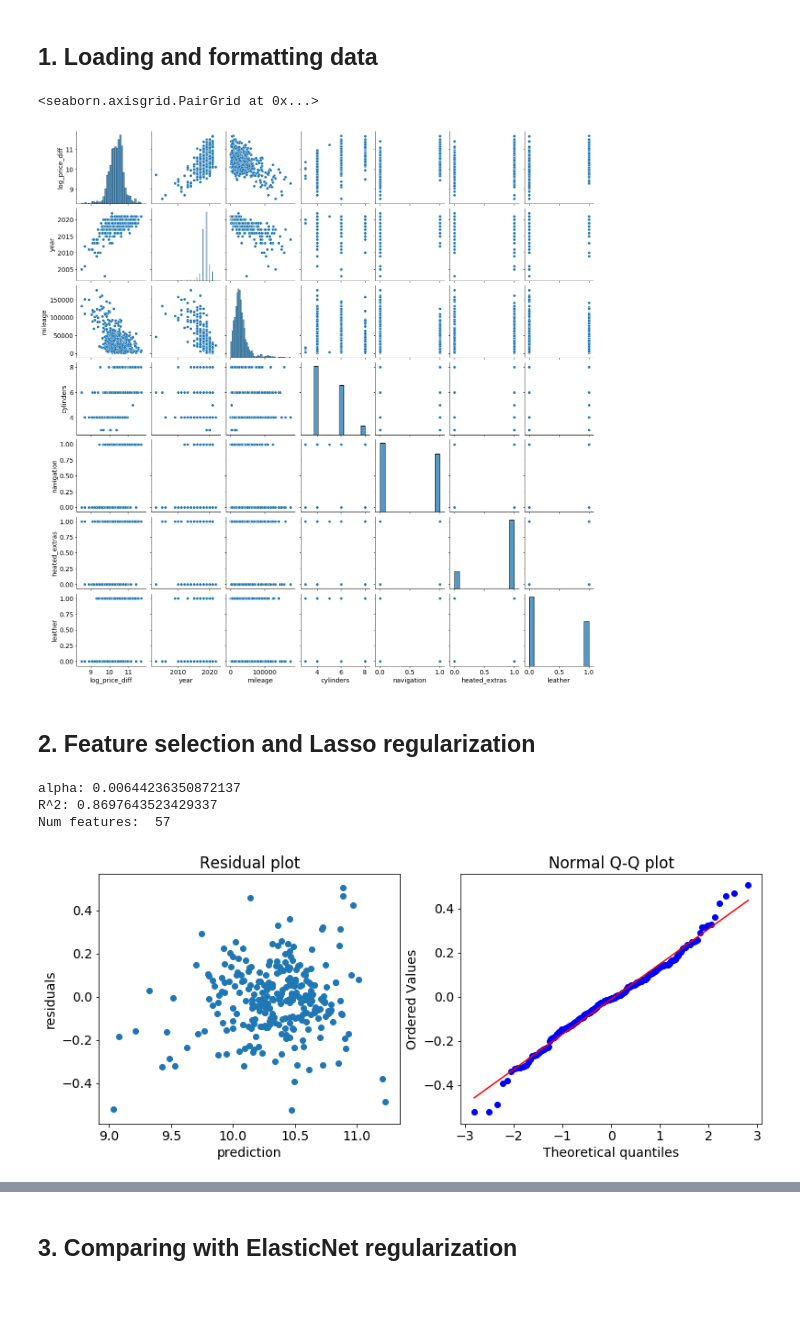
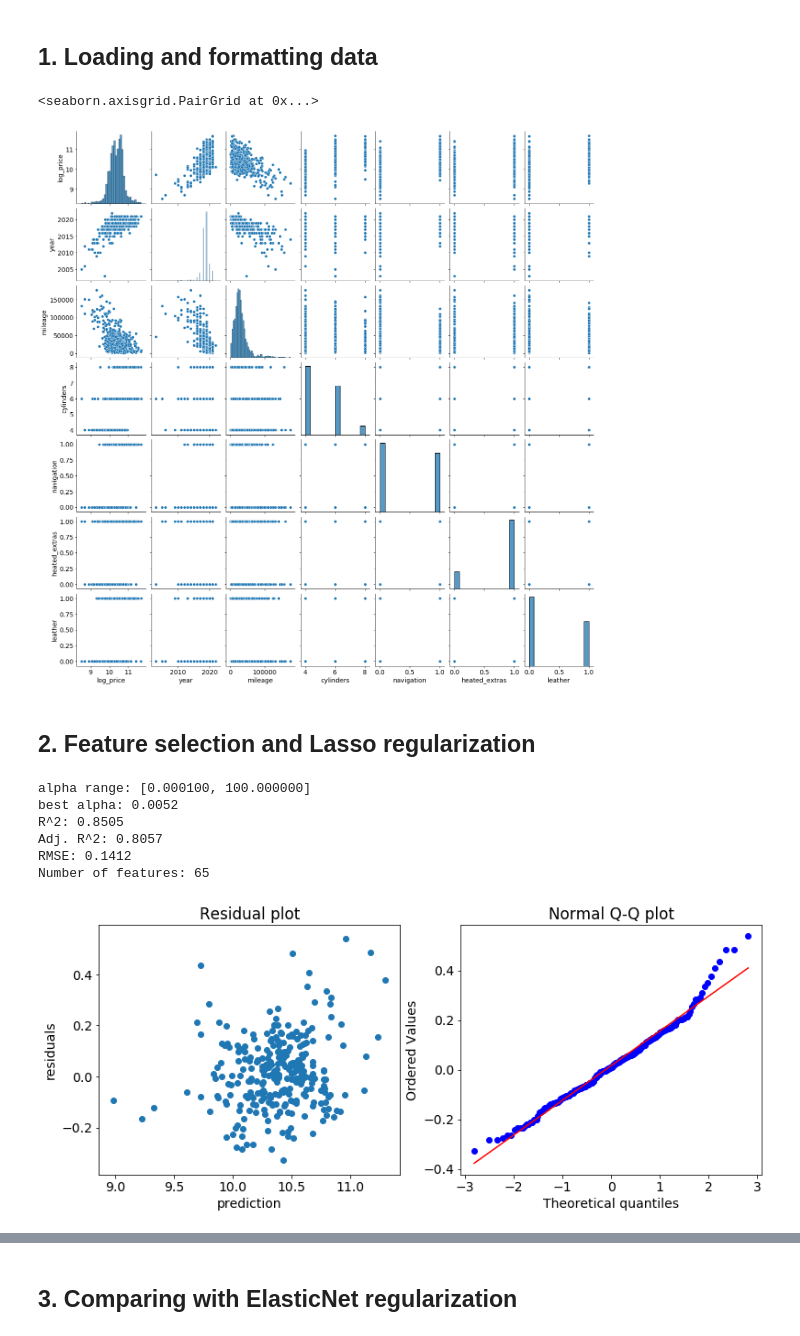
Before and after one commit to julesat/car-price-regression, a Jupyter notebook: carfax_regression.ipynb, the cells around one changed output, grey strips where cells are left out. Saved outputs shown, nothing was run; the diff lists cells and outputs as text; code cells hidden in the pictures; blank space fills up the shorter version.

```diff
--- a/carfax_regression.ipynb
+++ b/carfax_regression.ipynb
@@ -33,6 +32,9 @@ philly_cars = pd.read_csv('philly_dec2021.csv')
 nyc_cars = pd.read_csv('nyc_dec2021.csv')
 # %%
 cars = nyc_cars
+# %%
+# removing rare engine category
+cars = cars[cars['cylinders']<12]
 # %%
 # philly_cars['city'] = 0
 # nyc_cars['city'] = 1
@@ -40,11 +45,9 @@ cars = nyc_cars
-# %%
-cars['options'] = cars['options'].fillna('')
 # %%
-sns.pairplot(cars[['log_price_diff', 'year', 'mileage', 'cylinders', 'navigation', 'heated_extras',
+sns.pairplot(cars[['log_price', 'year', 'mileage', 'cylinders', 'navigation', 'heated_extras',
                     'leather']])
 # %% [output]
 <seaborn.axisgrid.PairGrid at 0x...>
-[figure, old version]
+[figure, new version]
 # %% [markdown]
 ## 2. Feature selection and Lasso regularization
 # %%
@@ -144,14 +182,14 @@ X_train, X_val, y_train, y_val = train_test_split(X_train, y_train, test_size=0.
 # Using lasso regularization to get a first idea of the most informative features
 # %%
 lasso_model, sorted_coefs, _ = lasso_pipeline(X_train, y_train, X_val, y_val)
-
-# columns that were retained in the model
-print('Num features: ', len(sorted_coefs))
 # %% [output]
-alpha: 0.00644236350872137
-R^2: 0.8697643523429337
-Num features:  57
+alpha range: [0.000100, 100.000000]
+best alpha: 0.0052
+R^2: 0.8505
+Adj. R^2: 0.8057
+RMSE: 0.1412
+Number of features: 65
-[figure, old version]
+[figure, new version]
 # %%
 # Visual guide to feature influence in the model
 
```
Also changed, not shown: parts of 25 cells of this notebook, 1 other file.
